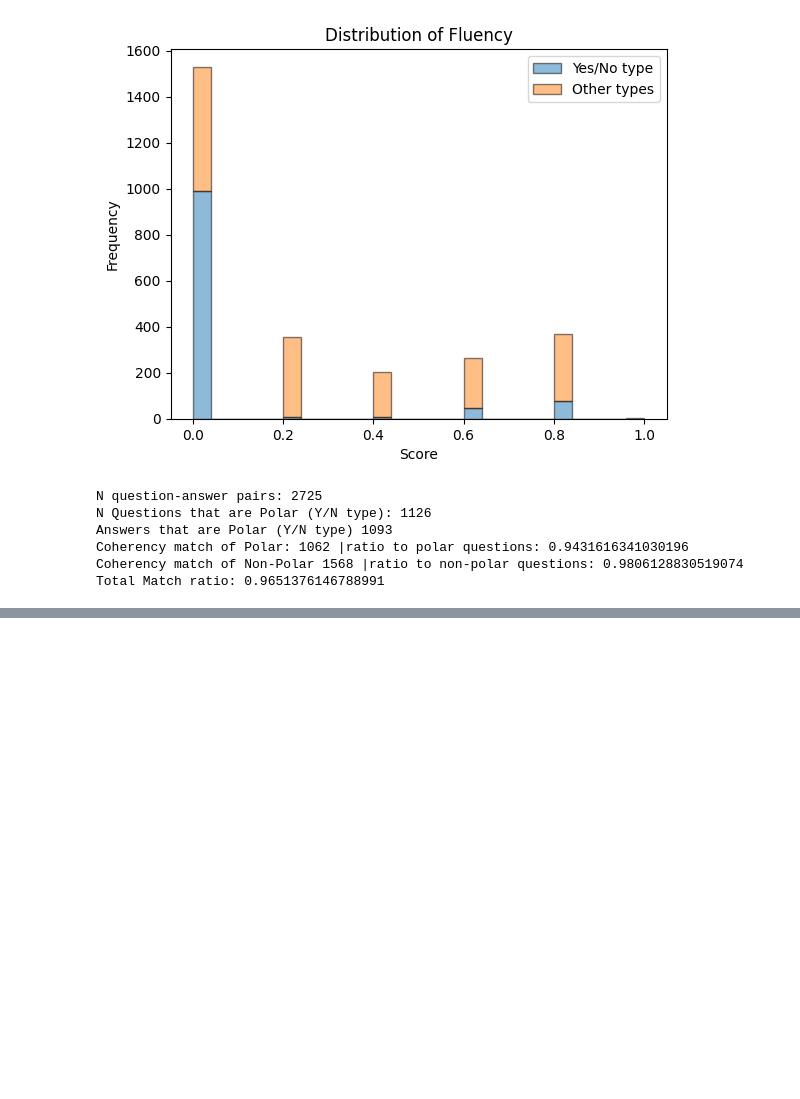
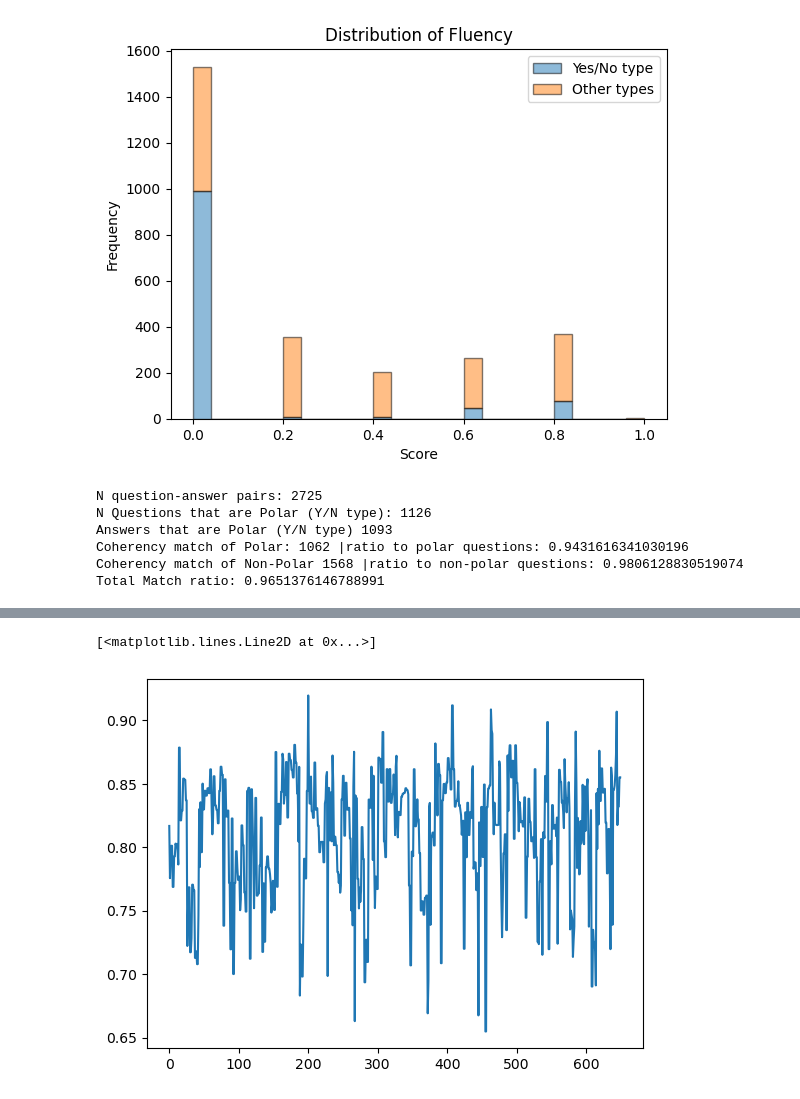
Before and after one commit to JingyuanHe1222/question_answering, a Jupyter notebook: syntactic_score.ipynb, the cells around one changed output, grey strips where cells are left out. Cells and saved outputs as stored; diff of their text form; code cells hidden in the pictures; blank space fills up the shorter version.

```diff
--- a/syntactic_score.ipynb
+++ b/syntactic_score.ipynb
@@ -558,0 +685,8 @@ Total Match ratio: 0.9651376146788991
+# %%
+yes_score = []
+no_score = []
+for i in tqdm(range(len(result))):
+    if answers[i][0] == "Yes" or answers[i][0] == "yes":
+        yes_score.append(result[i])
+    else:
+        no_score.append(result[i])
@@ -558,0 +712,5 @@ Total Match ratio: 0.9651376146788991
+# %%
+plt.plot(yes_score)
+# %% [output]
+[<matplotlib.lines.Line2D at 0x...>]
+[figure, added]
```
Also changed, not shown: parts of 12 cells of this notebook, 3 other files.
